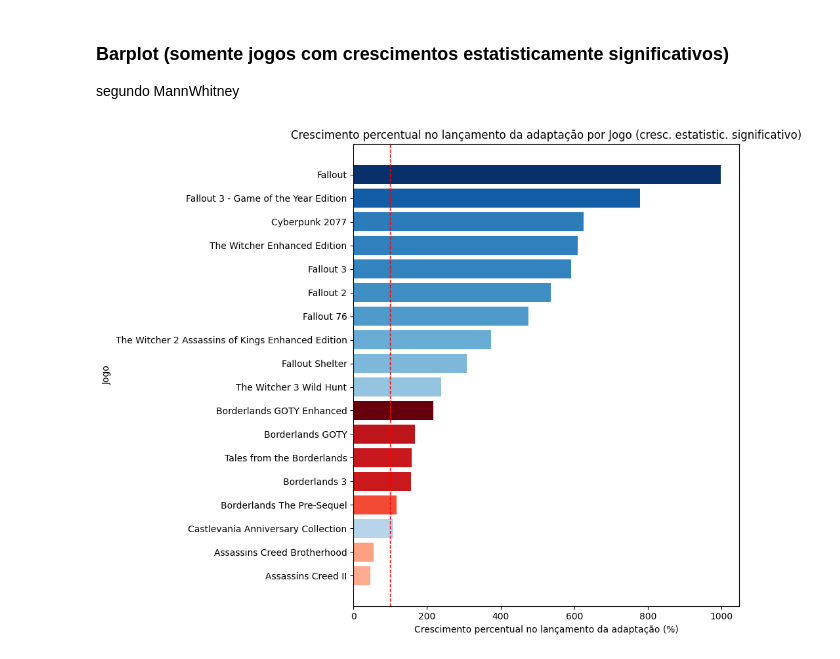
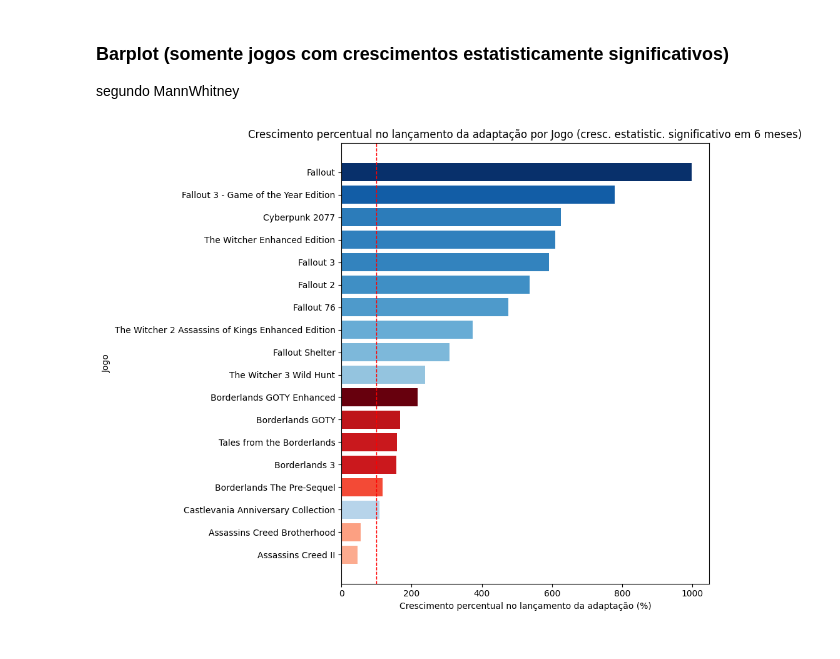
Before and after one commit to LuizWillner/GameAnalyticsDataAnalysis, a Jupyter notebook: percent_of_maximum_growth.ipynb, the cells around one changed output. Drawn from its saved outputs; the diff is of its cells as text; code cells hidden in the pictures.

```diff
--- a/percent_of_maximum_growth.ipynb
+++ b/percent_of_maximum_growth.ipynb
@@ -482,10 +482,10 @@ segundo MannWhitney
 # %%
 barplot_adaptReleasePercentualGrowth_color_graded(
     df_game_adaptation_relevant,
-    "Crescimento percentual no lançamento da adaptação por Jogo (cresc. estatistic. significativo)",
+    "Crescimento percentual no lançamento da adaptação por Jogo (cresc. estatistic. significativo em 6 meses)",
     'barplot_adaptReleasePercentualGrowth_jogosSignificativos.png',
     ylabel_size=10,
     only_greater_than_100=False
 )
 # %% [output]
-[figure, old version]
+[figure, new version]
```
Also changed, not shown: parts of 2 cells of this notebook, 4 other files.
